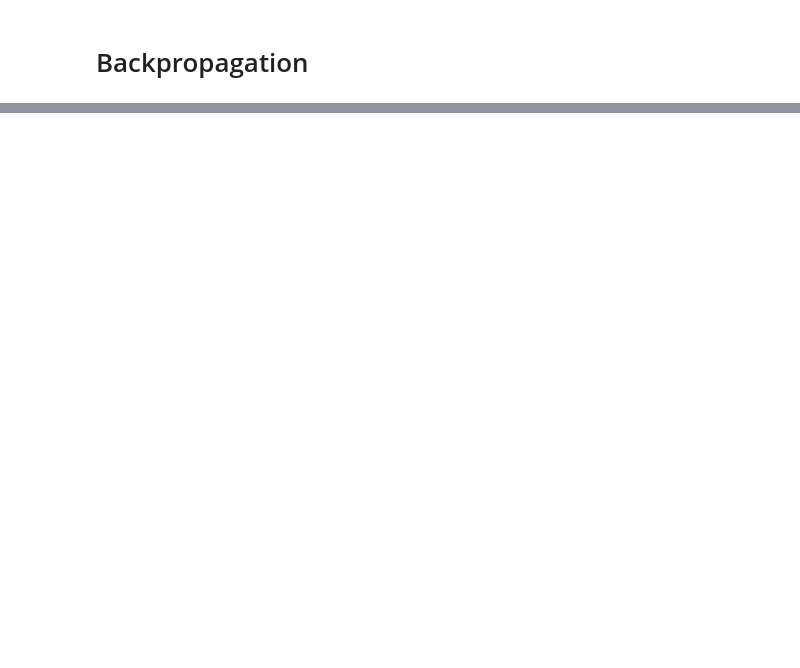
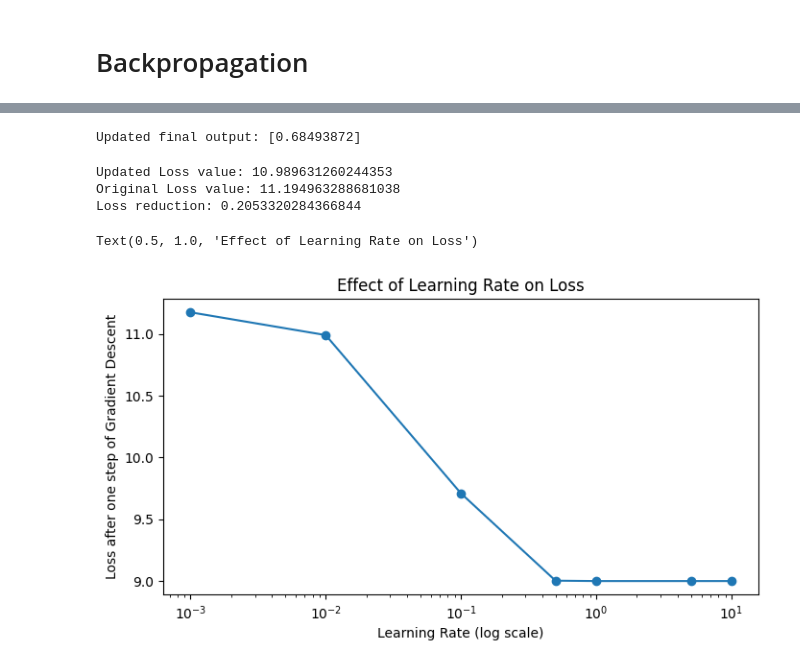
Before and after one commit to cryoTUD/ai4nanobiology, a Jupyter notebook: week_1/2_basics_nn.ipynb, the cells around one changed output, grey strips where cells are left out. Cells and saved outputs as stored; diff of their text form; code cells hidden in the pictures; blank space fills up the shorter version.

Commit message:
one gradient descent step

```diff
--- a/week_1/2_basics_nn.ipynb
+++ b/week_1/2_basics_nn.ipynb
@@ -258,0 +297,47 @@ print("Updated bias:", updated_bias)
+# %%
+# Show the updated output after one step of gradient descent
+updated_final_output = neuron(
+    input=np.array(list(layer_output.values())).reshape(-1),
+    weight=updated_weights,
+    bias=updated_bias,
+    activation_function_type="sigmoid"
+)
+print("Updated final output:", updated_final_output)
+# %% [output]
+Updated final output: [0.68493872]
+# %%
+# Updated loss after one step of gradient descent
+updated_loss_value = loss_function(predicted=updated_final_output, actual=output_vector, function_type="mse")
+print("Updated Loss value:", updated_loss_value)
+print("Original Loss value:", loss_value)
+print("Loss reduction:", loss_value - updated_loss_value)
+# %% [output]
+Updated Loss value: 10.989631260244353
+Original Loss value: 11.194963288681038
+Loss reduction: 0.2053320284366844
+# %%
+learning_rate_values = [0.001, 0.01, 0.1, 0.5, 1.0, 5.0, 10]
+loss_for_learning_rates = []
+
+# What was the loss for each learning rate after one step of gradient descent?
+for lr in learning_rate_values:
+    updated_weights = last_layer_weights - lr * gradient_value * np.array(list(layer_output.values())).reshape(-1)
+    updated_bias = last_layer_bias - lr * gradient_value
+    updated_final_output = neuron(
+        input=np.array(list(layer_output.values())).reshape(-1),
+        weight=updated_weights,
+        bias=updated_bias,
+        activation_function_type="sigmoid"
+    )
+    updated_loss = loss_function(predicted=updated_final_output, actual=output_vector, function_type="mse")
+    loss_for_learning_rates.append(updated_loss)
+
+plt.figure(figsize=(8, 4))
+plt.plot(learning_rate_values, loss_for_learning_rates, marker='o')
+plt.xscale('log')
+plt.xlabel('Learning Rate (log scale)')
+plt.ylabel('Loss after one step of Gradient Descent')
+plt.title('Effect of Learning Rate on Loss')
+# %% [output]
+Text(0.5, 1.0, 'Effect of Learning Rate on Loss')
+[figure, added]
```
Also changed, not shown: parts of 13 cells of this notebook.
